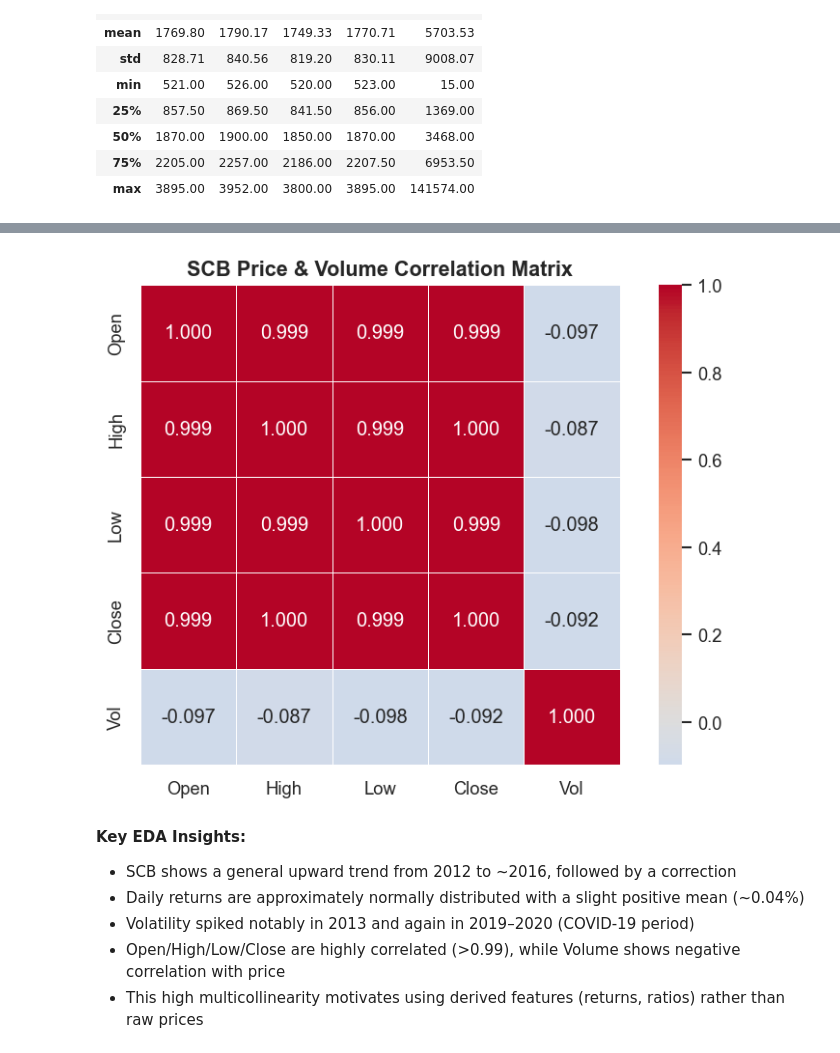
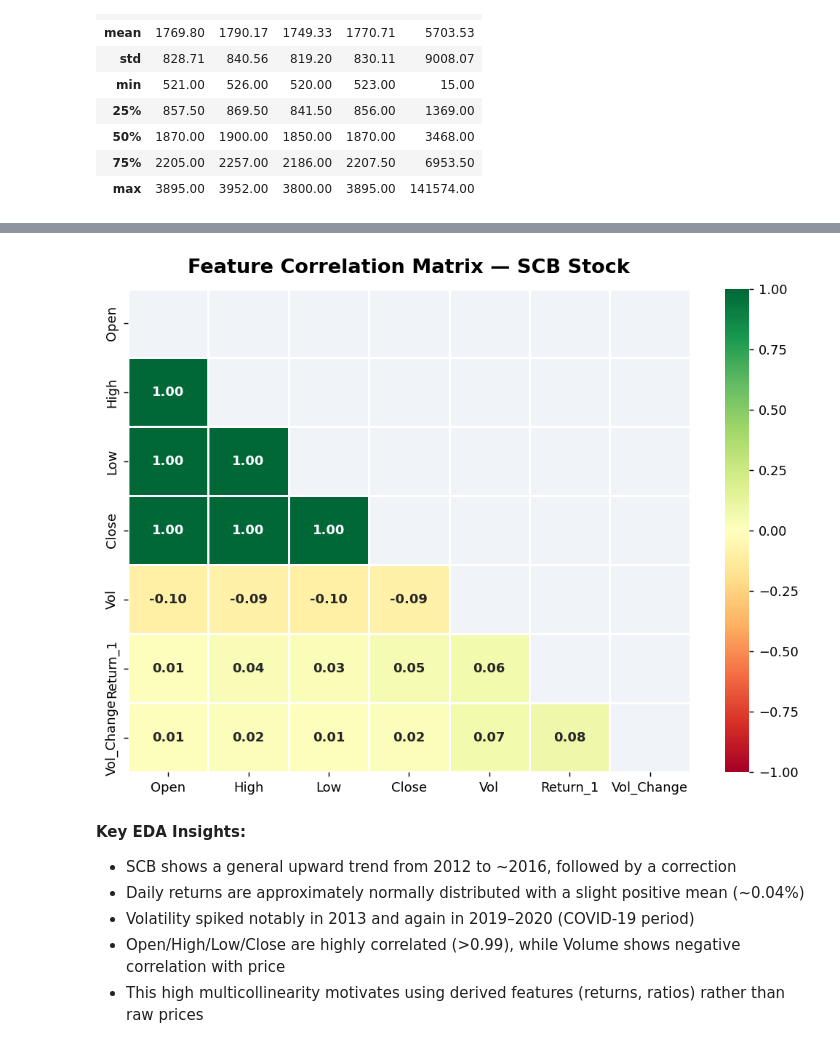
Before and after one commit to AnjalSubedi/Nepal-Stock-Market-Prediction, a Jupyter notebook: nepal-stock-market.ipynb, the cells around one changed output, grey strips where cells are left out. Saved outputs shown, nothing was run; the diff lists cells and outputs as text; code cells hidden in the pictures.

Commit message:
Restyle plots: vibrant colors, split combined figures into individual slide-ready plots

```diff
--- a/nepal-stock-market.ipynb
+++ b/nepal-stock-market.ipynb
@@ -279,16 +377,24 @@ Max Daily Loss         : -49.11%
 # %%
-# Correlation matrix
-corr = stock_df[['Open','High','Low','Close','Vol']].corr()
+# ── SCB Price & Volume Correlation Matrix ────────────────────────────────────
+ret_col = stock_df['Close'].pct_change()
+vol_change = stock_df['Vol'].pct_change()
+corr_df = stock_df[['Open','High','Low','Close','Vol']].copy()
+corr_df['Return_1']    = ret_col
+corr_df['Vol_Change']  = vol_change
+corr_mat = corr_df.corr()
 
-fig, ax = plt.subplots(figsize=(7, 5))
-mask = np.triu(np.ones_like(corr, dtype=bool), k=1)
-sns.heatmap(corr, annot=True, fmt='.3f', cmap='coolwarm', center=0,
-            square=True, linewidths=0.5, ax=ax, mask=False)
-ax.set_title('SCB Price & Volume Correlation Matrix', fontsize=13, fontweight='bold')
+fig, ax = plt.subplots(figsize=(8, 6))
+mask = np.triu(np.ones_like(corr_mat, dtype=bool))
+sns.heatmap(corr_mat, mask=mask, annot=True, fmt='.2f',
+            cmap='RdYlGn', center=0, vmin=-1, vmax=1,
+            linewidths=0.8, linecolor='white',
+            annot_kws={'size': 10, 'weight': 'bold'}, ax=ax)
+ax.set_title('Feature Correlation Matrix — SCB Stock',
+             fontsize=15, fontweight='bold', pad=12)
 plt.tight_layout()
 plt.show()
 # %% [output]
-[figure, old version]
+[figure, new version]
 # %% [markdown]
 **Key EDA Insights:**
 - SCB shows a general upward trend from 2012 to ~2016, followed by a correction
```
Also changed, not shown: parts of 34 cells of this notebook.
